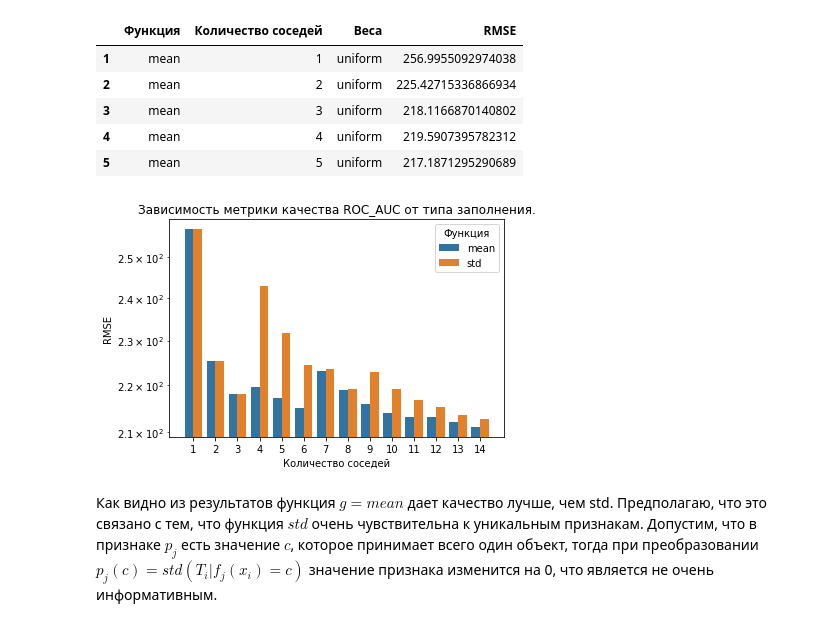
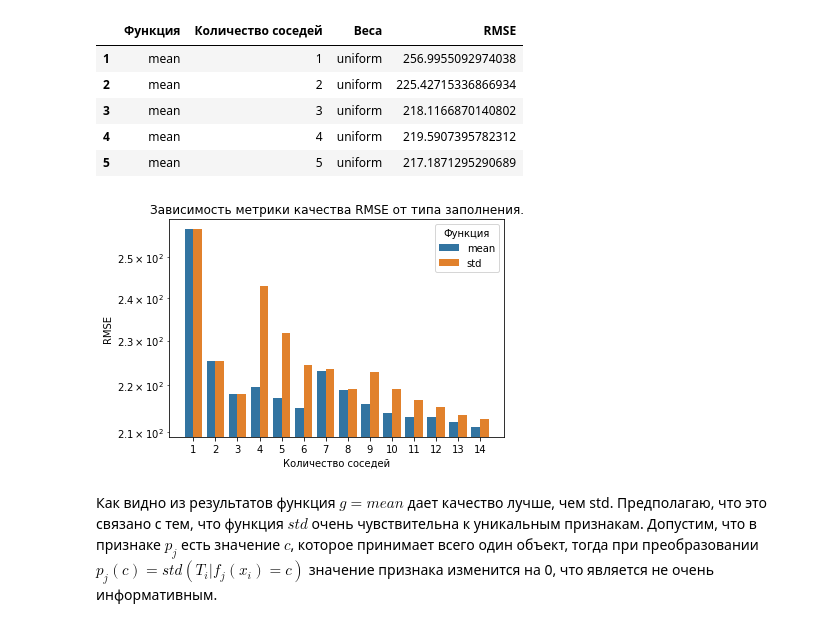
Before and after one commit to paniquex/ML_DS_practice, a Jupyter notebook: MMRO/HW_02/hw-practise-2-kuzmin-nikita.ipynb, the cells around one changed output. Saved outputs shown, nothing was run; the diff lists cells and outputs as text; code cells hidden in the pictures.

```diff
--- a/MMRO/HW_02/hw-practise-2-kuzmin-nikita.ipynb
+++ b/MMRO/HW_02/hw-practise-2-kuzmin-nikita.ipynb
@@ -1085,14 +1089,13 @@ logs_data['Количество соседей'] = logs_data['Количеств
 # %%
 sns.barplot(x='Количество соседей',
             y='RMSE',
             hue='Функция',
             data=logs_data)
 plt.semilogy()
-plt.title('Зависимость метрики качества ROC_AUC от типа заполнения.') ## Опечатка: не ROC_AUC, а RMSE.
-                                                                    ## Не было возможности перезапустить ноутбук :(
+plt.title('Зависимость метрики качества RMSE от типа заполнения.')
 plt.show()
 # %% [output]
-[figure, old version]
+[figure, new version]
 # %% [markdown]
 Как видно из результатов функция $g = mean$ дает качество лучше, чем std. Предполагаю, что это связано с тем, что функция $std$ очень чувствительна к уникальным признакам. Допустим, что в признаке $p_j$ есть значение $c$, которое принимает всего один объект, тогда при преобразовании
 $p_j(c) = std(T_i | f_j(x_i) = c)$ значение признака изменится на 0, что является не очень информативным.
```
Also changed, not shown: parts of 17 cells of this notebook.
